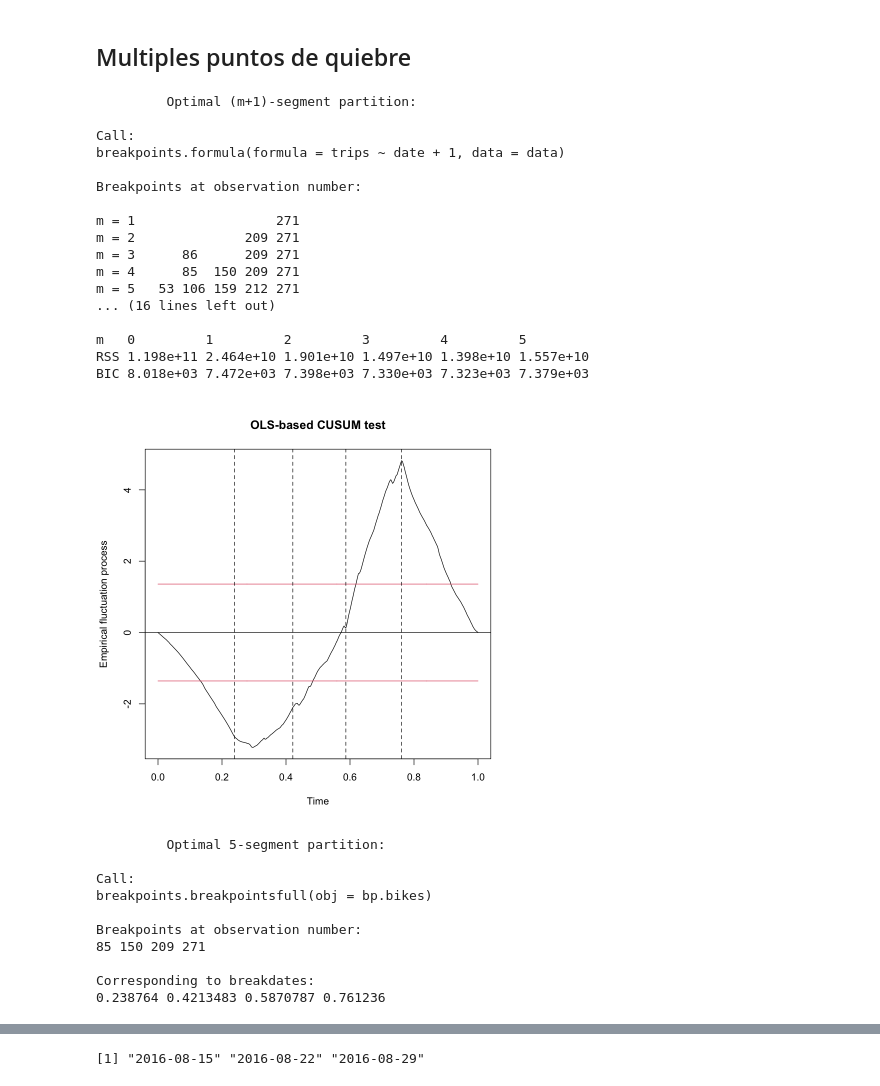
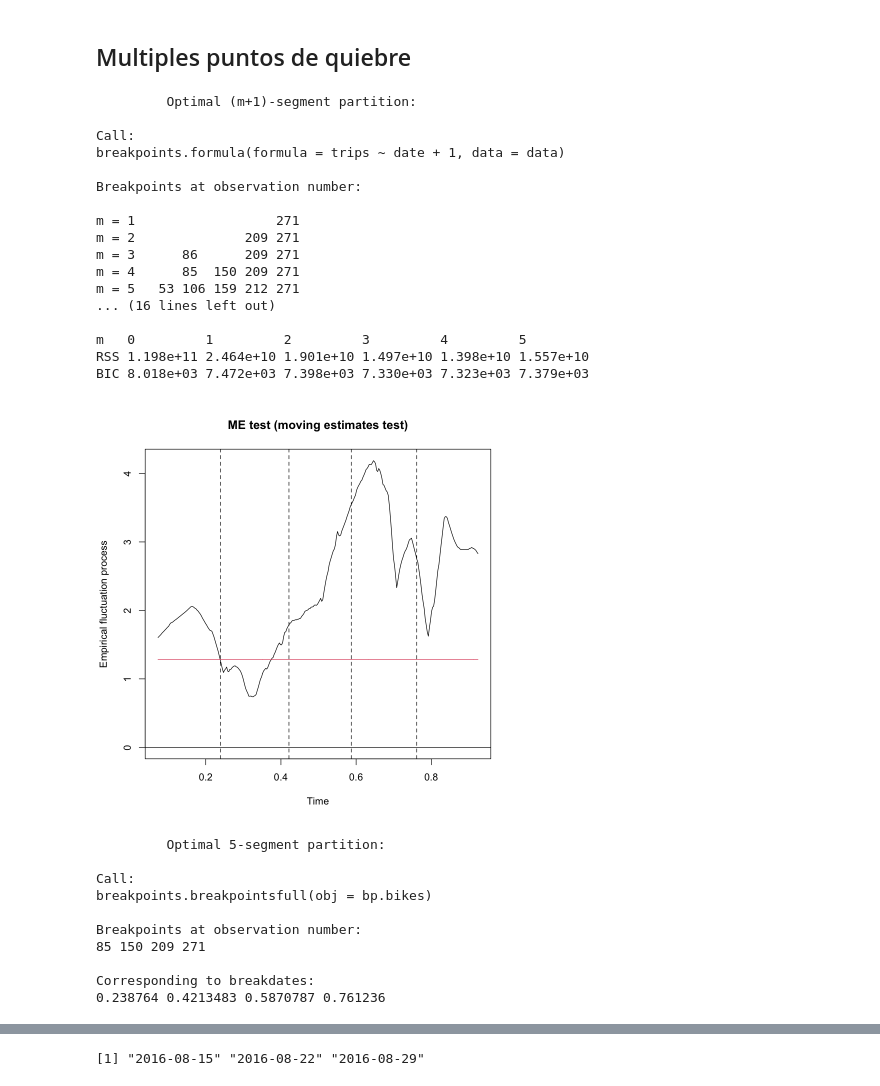
Before and after one commit to jaime-aguayo/proyecto_datos, a Jupyter notebook: structChange.ipynb, the cells around one changed output, grey strips where cells are left out. Drawn from its saved outputs; the diff is of its cells as text; code cells hidden in the pictures.

```diff
--- a/structChange.ipynb
+++ b/structChange.ipynb
@@ -53,7 +53,7 @@ plot(data.zoo)
 # %%
 serie=as.ts(data$trips)
 # %%
-ticks = seq(1, length(data$X), length.out = 15)
+ticks = seq(1, length(data$X), length.out = 20)
 labels = format(data$date[ticks], format = "%m / %Y")
 # %%
 plot(data$X, data$trips, main="Número de viajes", ylab="Frecuencias", xaxt = "n", xlab = "")
@@ -125,7 +126,7 @@ lines(fitted(fm1), col = 4, lwd = 2)
 # %% [markdown]
 ## Multiples puntos de quiebre
 # %%
-re.bikes <- efp(trips ~ date + 1, data = data, type = "OLS-CUSUM")
+re.bikes <- efp(trips ~ date + 1, data = data, type = "ME")
 plot(re.bikes)
 
 ## dating
@@ -143,34 +144,34 @@ fm1 <- lm(trips ~ breakfactor(bp.bikes2)/ date - 1, data = data)
 
 ## confidence interval
 ci <- confint(bp.bikes2, level = 0.95)
 
 ## plot
 plot(data$X, data$trips, xaxt = "n", xlab = "")
 axis(1, labels=labels, at = ticks, las=2)
 
 lines(fitted(fm0), col = 3, lwd = 2)
 lines(fitted(fm1), col = 4, lwd = 2)
 lines(bp.bikes2)
 lines(ci)
 # %% [output]
          Optimal (m+1)-segment partition:
 
 Call:
 breakpoints.formula(formula = trips ~ date + 1, data = data)
 
 Breakpoints at observation number:
 
 m = 1                  271
 m = 2              209 271
 m = 3      86      209 271
 m = 4      85  150 209 271
 m = 5   53 106 159 212 271
 ... (16 lines left out)
 
 m   0         1         2         3         4         5
 RSS 1.198e+11 2.464e+10 1.901e+10 1.497e+10 1.398e+10 1.557e+10
 BIC 8.018e+03 7.472e+03 7.398e+03 7.330e+03 7.323e+03 7.379e+03
-[figure, old version]
+[figure, new version]
          Optimal 5-segment partition:
 
 Call:
```
Also changed, not shown: parts of 4 cells of this notebook, 1 other file.
